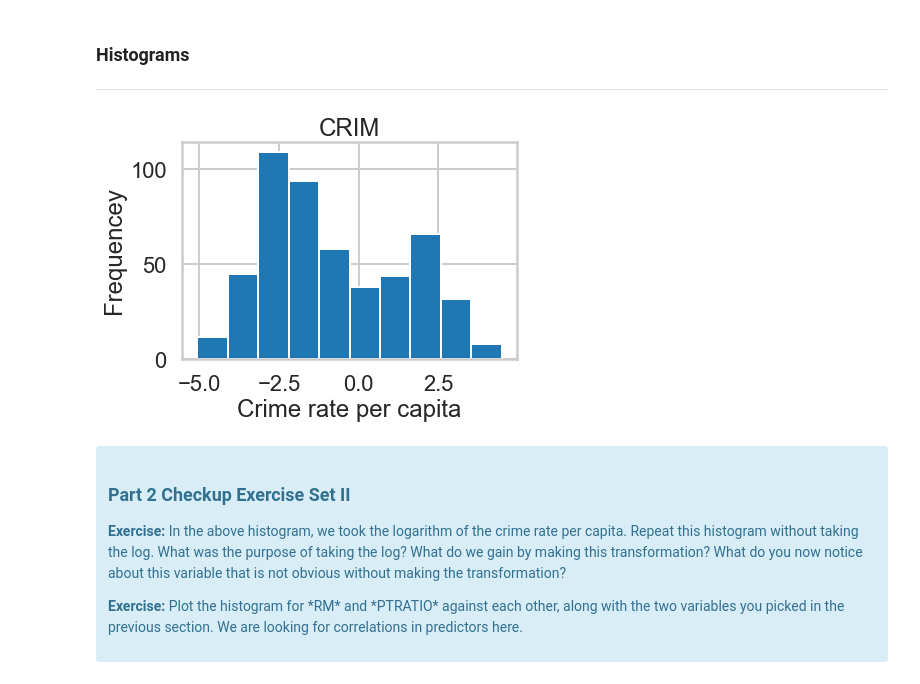
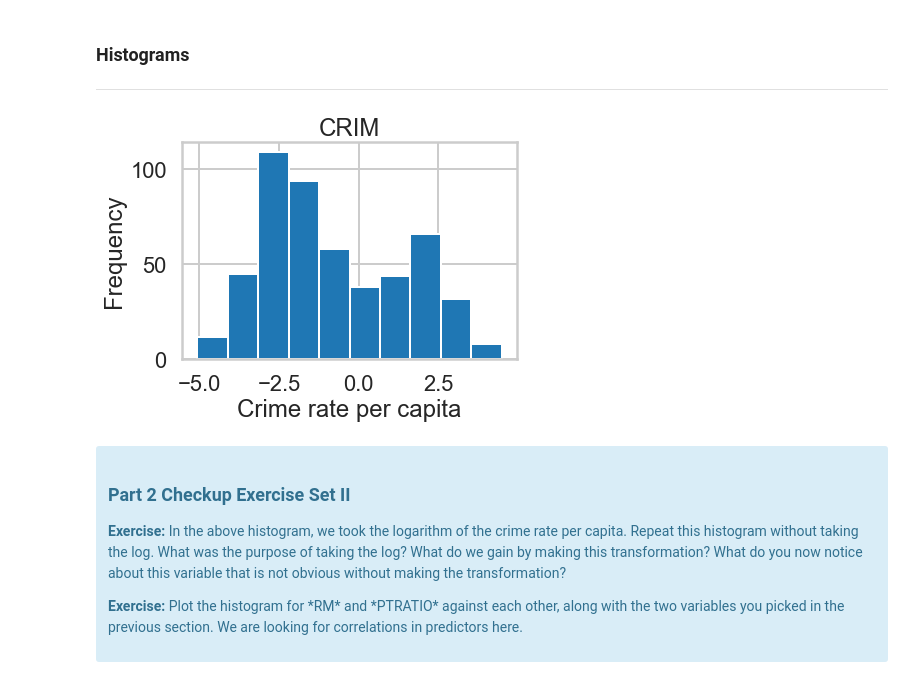
Before and after one commit to annafin/Springboard-Data-Science, a Jupyter notebook: unit_10_machine_learning/linear_regression/mini_project_linear_regression.ipynb, the cells around one changed output. Cells and saved outputs as stored; diff of their text form; code cells hidden in the pictures.

```diff
--- a/unit_10_machine_learning/linear_regression/mini_project_linear_regression.ipynb
+++ b/unit_10_machine_learning/linear_regression/mini_project_linear_regression.ipynb
@@ -342,11 +344,11 @@ plt.show()
 # %%
 plt.hist(np.log(bos.CRIM))
 plt.title("CRIM")
 plt.xlabel("Crime rate per capita")
-plt.ylabel("Frequencey")
+plt.ylabel("Frequency")
 plt.show()
 # %% [output]
-[figure, old version]
+[figure, new version]
 # %% [markdown]
 <div class="span5 alert alert-info">
 <h3>Part 2 Checkup Exercise Set II</h3>
```
Also changed, not shown: parts of 16 cells of this notebook, 1 other file.
